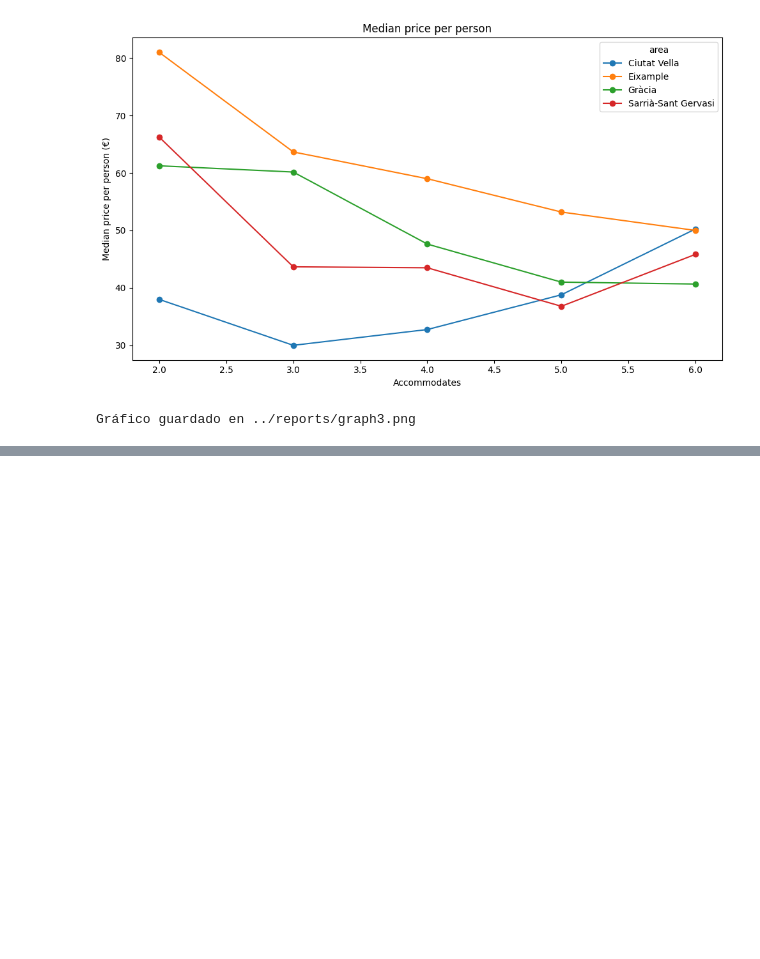
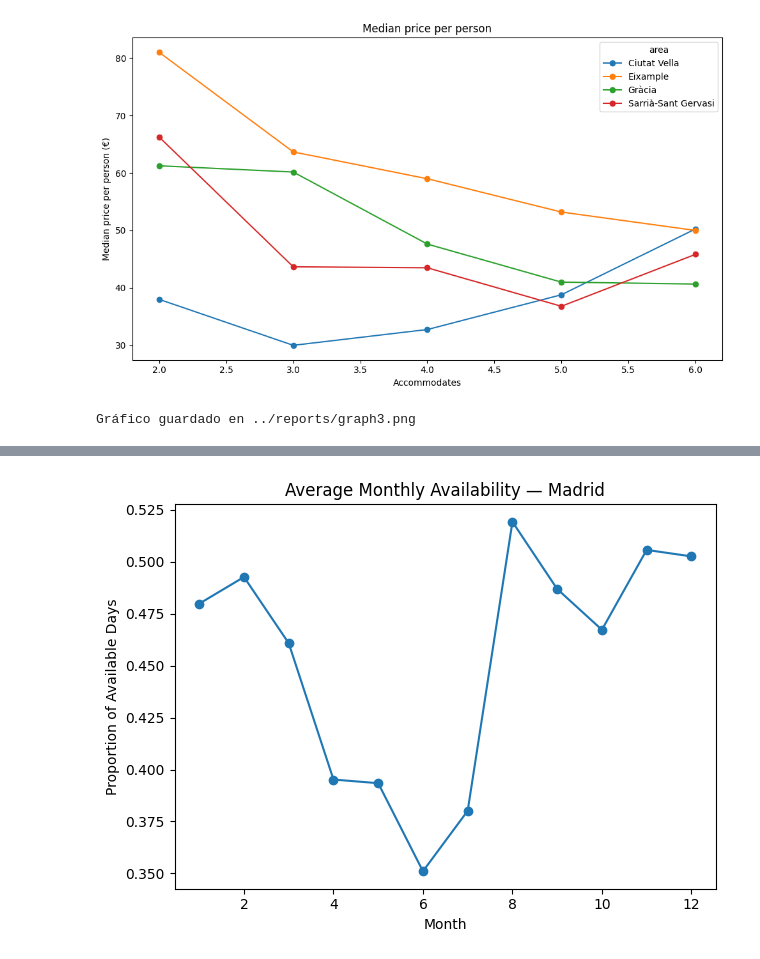
Before and after one commit to paucosta04-beep/banana, a Jupyter notebook: notebooks/part2.ipynb, the cells around one changed output, grey strips where cells are left out. Drawn from its saved outputs; the diff is of its cells as text; code cells hidden in the pictures; blank space fills up the shorter version.

```diff
--- a/notebooks/part2.ipynb
+++ b/notebooks/part2.ipynb
@@ -109,0 +144,27 @@ Dataset limpio guardado en ../data/processed/clean_bcn_listings.csv
+# %%
+# Load Madrid calendar
+cal_mad = pd.read_csv("../data/madrid_calendar.csv")
+
+# Convert date column
+cal_mad["date"] = pd.to_datetime(cal_mad["date"])
+
+# Extract month number
+cal_mad["month"] = cal_mad["date"].dt.month
+
+# Compute monthly mean availability
+monthly_availability_mad = (
+    cal_mad.groupby("month")["available"]
+    .apply(lambda s: (s == "t").mean())
+)
+
+# Plot
+monthly_availability_mad.plot(kind="line", marker="o")
+
+plt.title("Average Monthly Availability — Madrid")
+plt.xlabel("Month")
+plt.ylabel("Proportion of Available Days")
+plt.tight_layout()
+plt.savefig("../reports/calendar_madrid.png")
+plt.show()
+# %% [output]
+[figure, added]
```
Also changed, not shown: parts of 13 cells of this notebook, 3 other files.
